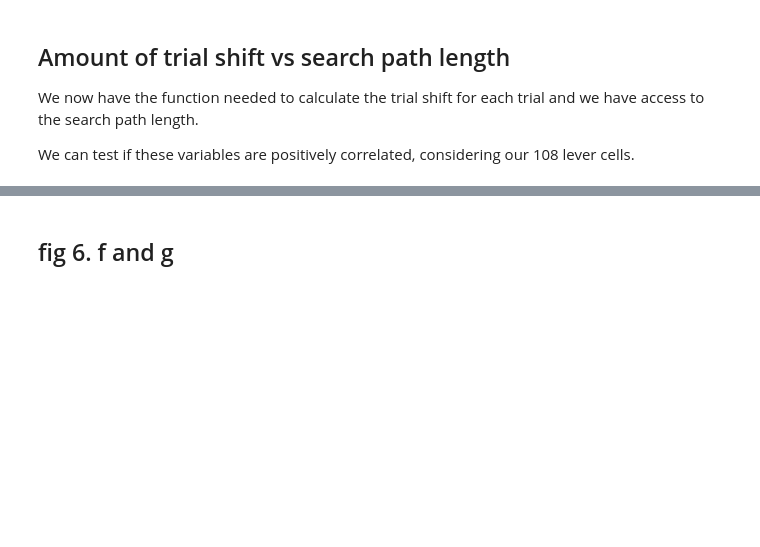
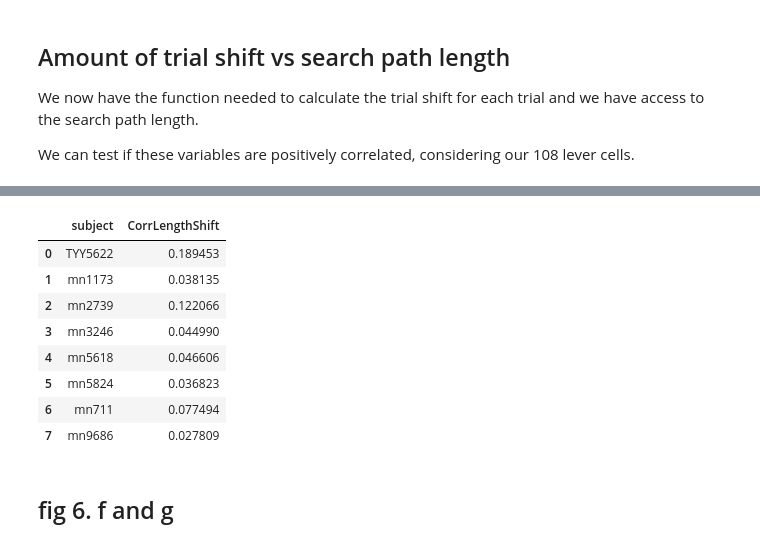
Before and after one commit to Mrymna/Jazi_et.al_2023_noInt, a Jupyter notebook: fig6-7/fig6-7.ipynb, the cells around one changed output, grey strips where cells are left out. Cells and saved outputs as stored; diff of their text form; code cells hidden in the pictures; blank space fills up the shorter version.

```diff
--- a/fig6-7/fig6-7.ipynb
+++ b/fig6-7/fig6-7.ipynb
@@ -1494,6 +1495,18 @@ leverCells.subject
 new = dfRaw[['CorrLengthShift','subject']].copy()
 dfRawg= new.groupby(['subject']).mean().reset_index()
 #dfRawg
+# %%
+dfRawg
+# %% [output]
+|  | subject | CorrLengthShift |
+| 0 | TYY5622 | 0.189453 |
+| 1 | mn1173 | 0.038135 |
+| 2 | mn2739 | 0.122066 |
+| 3 | mn3246 | 0.044990 |
+| 4 | mn5618 | 0.046606 |
+| 5 | mn5824 | 0.036823 |
+| 6 | mn711 | 0.077494 |
+| 7 | mn9686 | 0.027809 |
 # %% [markdown]
 ## fig 6. f and g
 # %%
```
Also changed, not shown: parts of 15 cells of this notebook.
